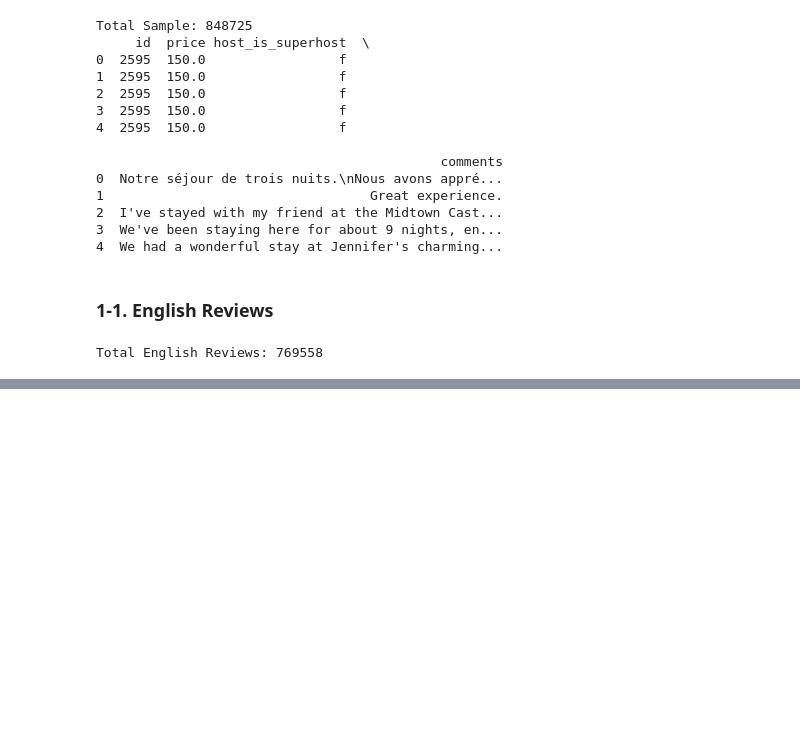
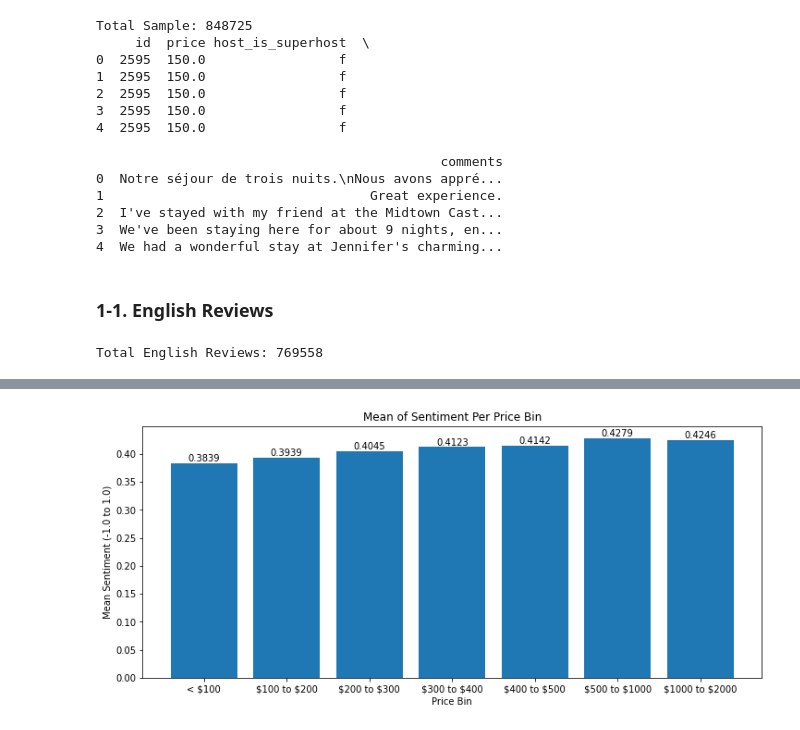
Before and after one commit to cjw531/cs396-airbnb-analysis, a Jupyter notebook: final/final.ipynb, the cells around one changed output, grey strips where cells are left out. Drawn from its saved outputs; the diff is of its cells as text; code cells hidden in the pictures; blank space fills up the shorter version.

```diff
--- a/final/final.ipynb
+++ b/final/final.ipynb
@@ -96,0 +101,25 @@ p.set(yticklabels=[0,1,2,3,4,5])
+# %%
+# used same brince bin split
+price_100, price_200, price_300, price_400, price_500, price_1000, price_2000 = price_df_split(join_df)
+
+sentiment_mean = [
+    price_100['sentiment'].mean(), price_200['sentiment'].mean(), price_300['sentiment'].mean(),
+    price_400['sentiment'].mean(), price_500['sentiment'].mean(),
+    price_1000['sentiment'].mean(), price_2000['sentiment'].mean()
+]
+
+price_cutoff = [
+    "< $100", "\$100 to \$200", "\$200 to \$300", "\$300 to \$400", "\$400 to \$500",
+    "\$500 to \$1000", "\$1000 to \$2000"
+]
+
+fig = plt.figure(figsize = (12, 5))
+plt.bar(price_cutoff, sentiment_mean)
+plt.title("Mean of Sentiment Per Price Bin")
+plt.xlabel("Price Bin")
+plt.ylabel("Mean Sentiment (-1.0 to 1.0)")
+for i in range(len(sentiment_mean)):
+    plt.annotate(str(round(sentiment_mean[i],4)), xy=(price_cutoff[i],sentiment_mean[i]), ha='center', va='bottom')
+plt.show()
+# %% [output]
+[figure, added]
```
Also changed, not shown: parts of 7 cells of this notebook, 1 other file.
